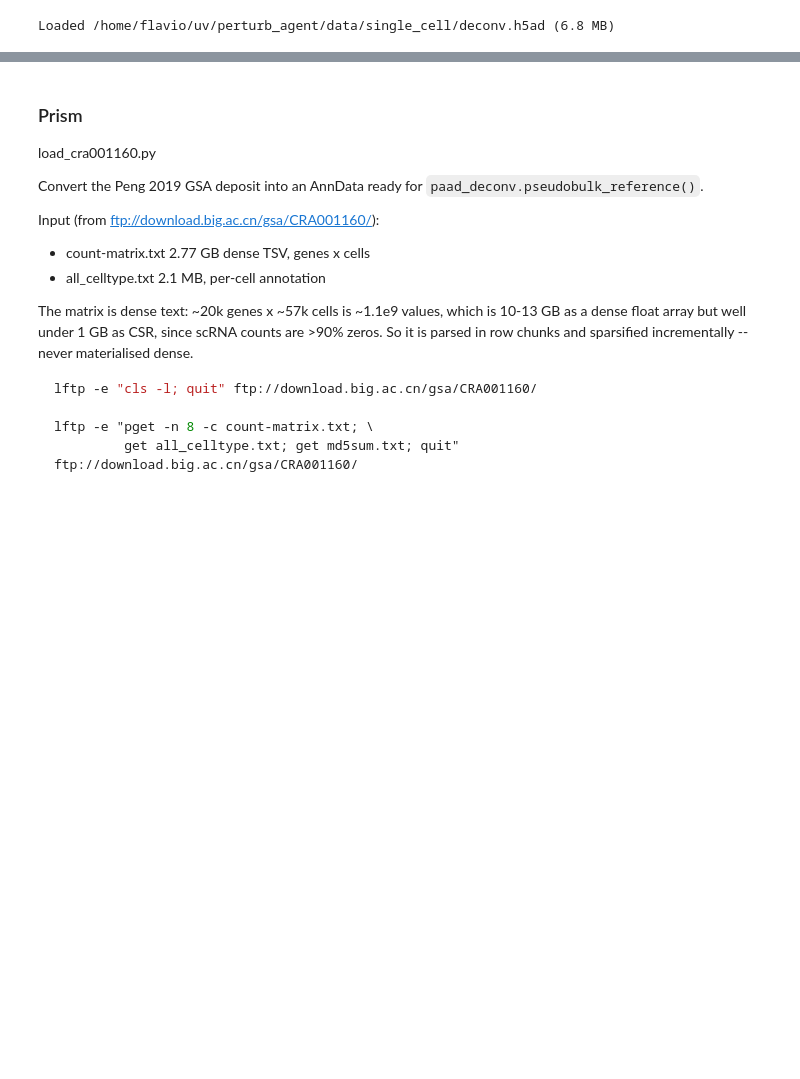
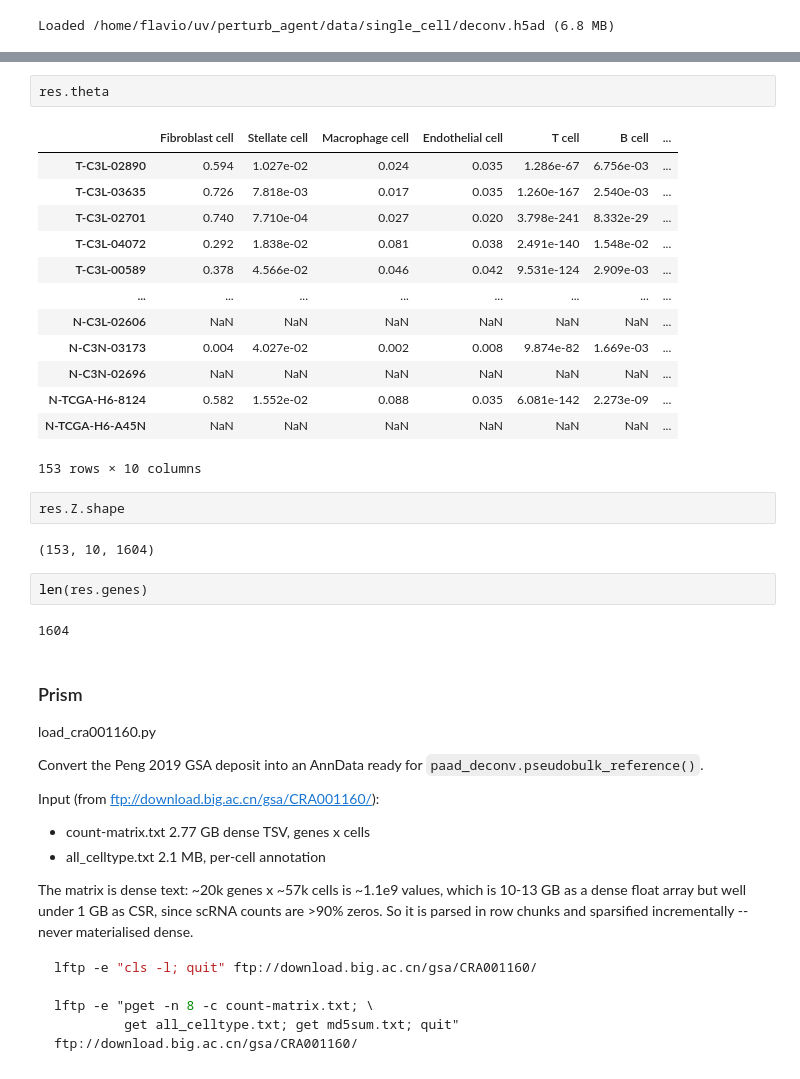
Before and after one commit to flalix/perturb_agent, a Jupyter notebook: notebooks/mtp_cBio_65_PAAD_prism.ipynb, the cells around one changed output, grey strips where cells are left out. Saved outputs shown, nothing was run; the diff lists cells and outputs as text; blank space fills up the shorter version.

```diff
--- a/notebooks/mtp_cBio_65_PAAD_prism.ipynb
+++ b/notebooks/mtp_cBio_65_PAAD_prism.ipynb
@@ -419,3 +514,27 @@ Loaded /home/flavio/uv/perturb_agent/data/single_cell/deconv.h5ad (6.8 MB)
+# %%
+res.theta
+# %% [output]
+|  | Fibroblast cell | Stellate cell | Macrophage cell | Endothelial cell | T cell | B cell | ... |
+| T-C3L-02890 | 0.594 | 1.027e-02 | 0.024 | 0.035 | 1.286e-67 | 6.756e-03 | ... |
+| T-C3L-03635 | 0.726 | 7.818e-03 | 0.017 | 0.035 | 1.260e-167 | 2.540e-03 | ... |
+| T-C3L-02701 | 0.740 | 7.710e-04 | 0.027 | 0.020 | 3.798e-241 | 8.332e-29 | ... |
+| T-C3L-04072 | 0.292 | 1.838e-02 | 0.081 | 0.038 | 2.491e-140 | 1.548e-02 | ... |
+| T-C3L-00589 | 0.378 | 4.566e-02 | 0.046 | 0.042 | 9.531e-124 | 2.909e-03 | ... |
+| ... | ... | ... | ... | ... | ... | ... | ... |
+| N-C3L-02606 | NaN | NaN | NaN | NaN | NaN | NaN | ... |
+| N-C3N-03173 | 0.004 | 4.027e-02 | 0.002 | 0.008 | 9.874e-82 | 1.669e-03 | ... |
+| N-C3N-02696 | NaN | NaN | NaN | NaN | NaN | NaN | ... |
+| N-TCGA-H6-8124 | 0.582 | 1.552e-02 | 0.088 | 0.035 | 6.081e-142 | 2.273e-09 | ... |
+| N-TCGA-H6-A45N | NaN | NaN | NaN | NaN | NaN | NaN | ... |
+153 rows × 10 columns
+# %%
+res.Z.shape
+# %% [output]
+(153, 10, 1604)
+# %%
+len(res.genes)
+# %% [output]
+1604
 # %% [markdown]
 ### Prism
 
```
Also changed, not shown: parts of 17 cells of this notebook, 5 other files.
